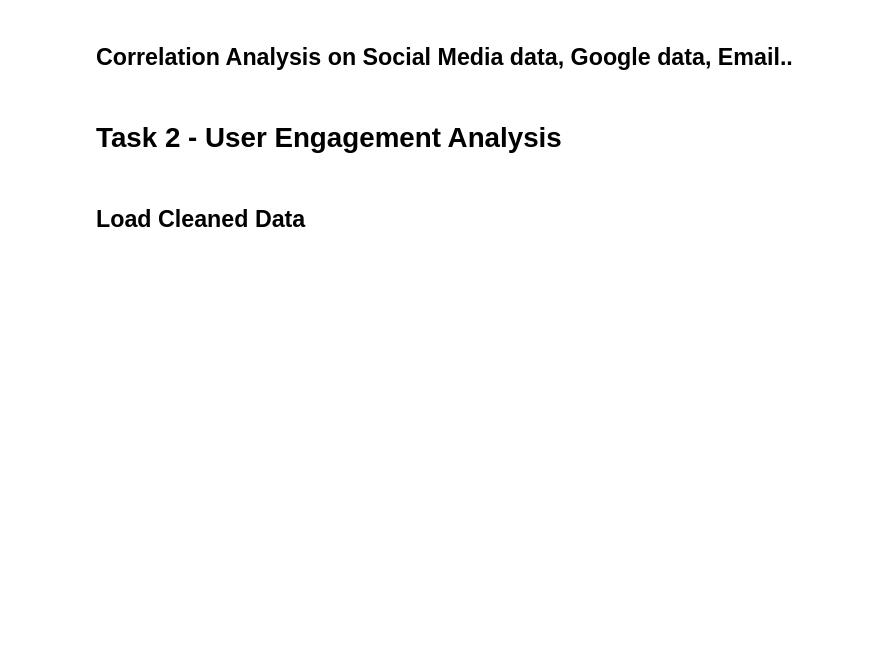
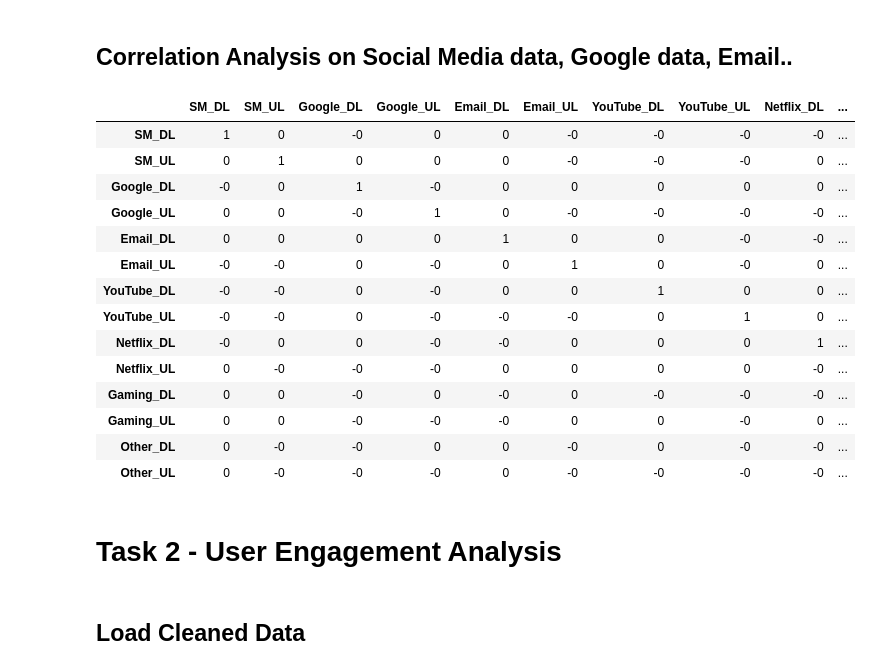
Before and after one commit to Daniel-Andarge/telecom-growth-analysis, a Jupyter notebook: notebooks/1.0-telco-data-exploration.ipynb, the cells around one changed output. Cells and saved outputs as stored; diff of their text form; code cells hidden in the pictures; blank space fills up the shorter version.

```diff
--- a/notebooks/1.0-telco-data-exploration.ipynb
+++ b/notebooks/1.0-telco-data-exploration.ipynb
@@ -147,9 +330,24 @@ display(result)
 # %% [markdown]
 ## Correlation Analysis on Social Media data, Google data, Email..
 # %%
-correlation_matrix = perform_correlation_analysis(df_user_behavior)
-print(correlation_matrix)
+correlation_matrix = perform_correlation_analysis(task_1_aggregated_filled)
 display(correlation_matrix)
+# %% [output]
+|  | SM_DL | SM_UL | Google_DL | Google_UL | Email_DL | Email_UL | YouTube_DL | YouTube_UL | Netflix_DL | ... |
+| SM_DL | 1 | 0 | -0 | 0 | 0 | -0 | -0 | -0 | -0 | ... |
+| SM_UL | 0 | 1 | 0 | 0 | 0 | -0 | -0 | -0 | 0 | ... |
+| Google_DL | -0 | 0 | 1 | -0 | 0 | 0 | 0 | 0 | 0 | ... |
+| Google_UL | 0 | 0 | -0 | 1 | 0 | -0 | -0 | -0 | -0 | ... |
+| Email_DL | 0 | 0 | 0 | 0 | 1 | 0 | 0 | -0 | -0 | ... |
+| Email_UL | -0 | -0 | 0 | -0 | 0 | 1 | 0 | -0 | 0 | ... |
+| YouTube_DL | -0 | -0 | 0 | -0 | 0 | 0 | 1 | 0 | 0 | ... |
+| YouTube_UL | -0 | -0 | 0 | -0 | -0 | -0 | 0 | 1 | 0 | ... |
+| Netflix_DL | -0 | 0 | 0 | -0 | -0 | 0 | 0 | 0 | 1 | ... |
+| Netflix_UL | 0 | -0 | -0 | -0 | 0 | 0 | 0 | 0 | -0 | ... |
+| Gaming_DL | 0 | 0 | -0 | 0 | -0 | 0 | -0 | -0 | -0 | ... |
+| Gaming_UL | 0 | 0 | -0 | -0 | -0 | 0 | 0 | -0 | 0 | ... |
+| Other_DL | 0 | -0 | -0 | 0 | 0 | -0 | 0 | -0 | -0 | ... |
+| Other_UL | 0 | -0 | -0 | -0 | 0 | -0 | -0 | -0 | -0 | ... |
 # %% [markdown]
 # Task 2 - User Engagement Analysis
 # %% [markdown]
```
Also changed, not shown: parts of 48 cells of this notebook, 5 other files.
